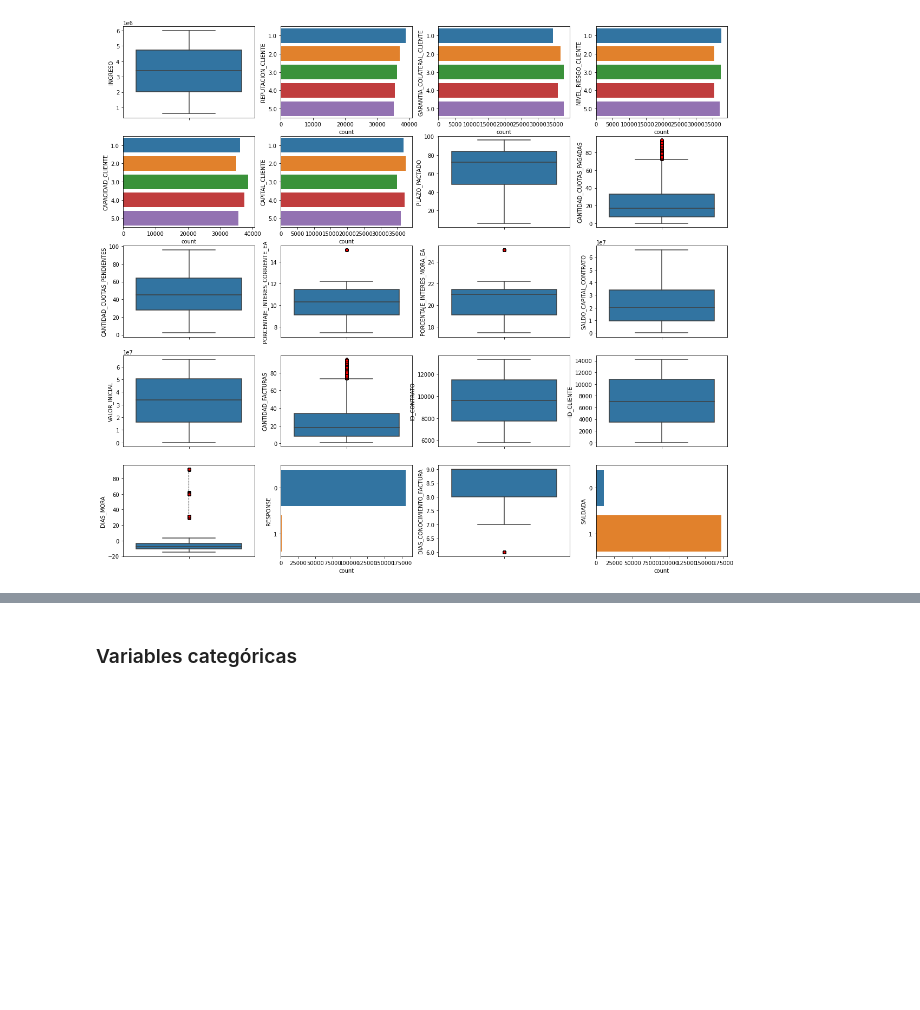
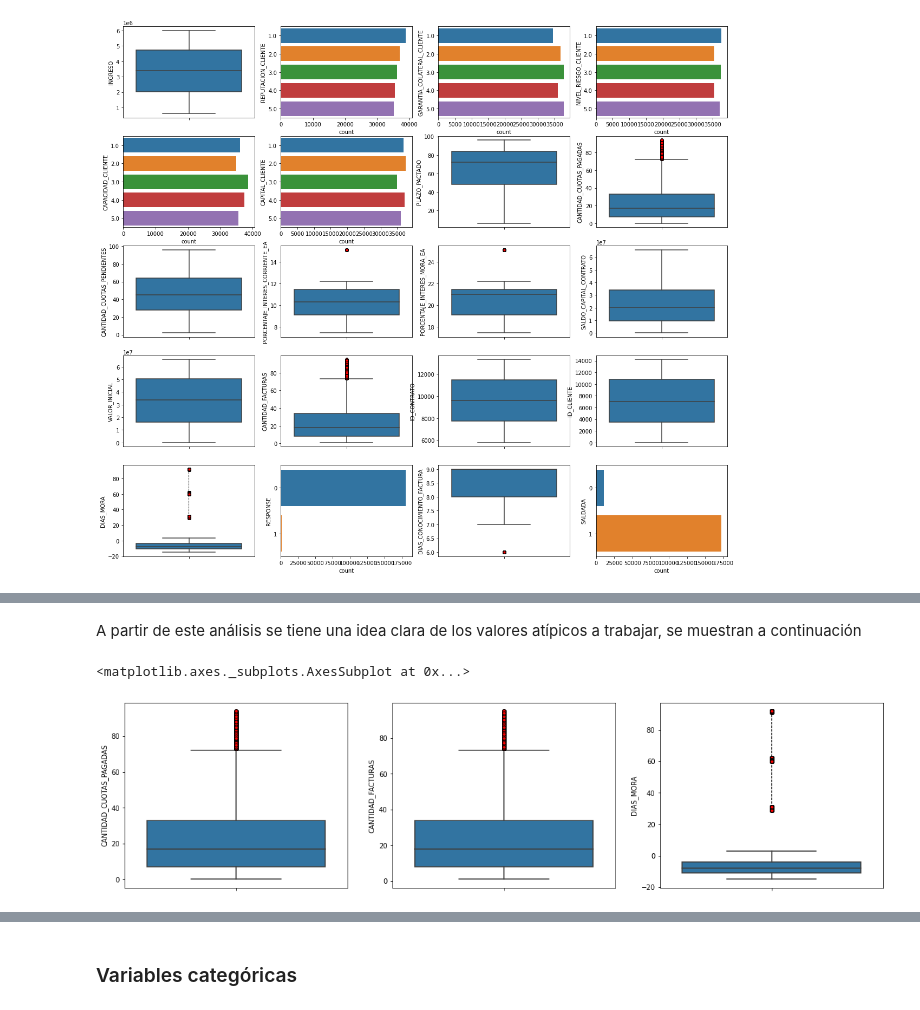
Before and after one commit to jomen93/Cartera, a Jupyter notebook: Modelo.ipynb, the cells around one changed output, grey strips where cells are left out. Cells and saved outputs as stored; diff of their text form; code cells hidden in the pictures; blank space fills up the shorter version.

Commit message:
Tratamiento de valores atípicos listo

```diff
--- a/Modelo.ipynb
+++ b/Modelo.ipynb
@@ -229,0 +276,11 @@ for i in range(row):
+# %% [markdown]
+A partir de este análisis se tiene una idea clara de los valores atípicos a trabajar, se muestran a continuación
+# %%
+fig, ax = plt.subplots(1, 3, figsize=(20, 5))
+
+sns.boxplot(y=DATA["CANTIDAD_CUOTAS_PAGADAS"],ax=ax[0], flierprops=flp)
+sns.boxplot(y=DATA["CANTIDAD_FACTURAS"],ax=ax[1], flierprops=flp)
+sns.boxplot(y=DATA["DIAS_MORA"], ax=ax[2], flierprops=flp)
+# %% [output]
+<matplotlib.axes._subplots.AxesSubplot at 0x...>
+[figure, added]
```
Also changed, not shown: parts of 12 cells of this notebook.
